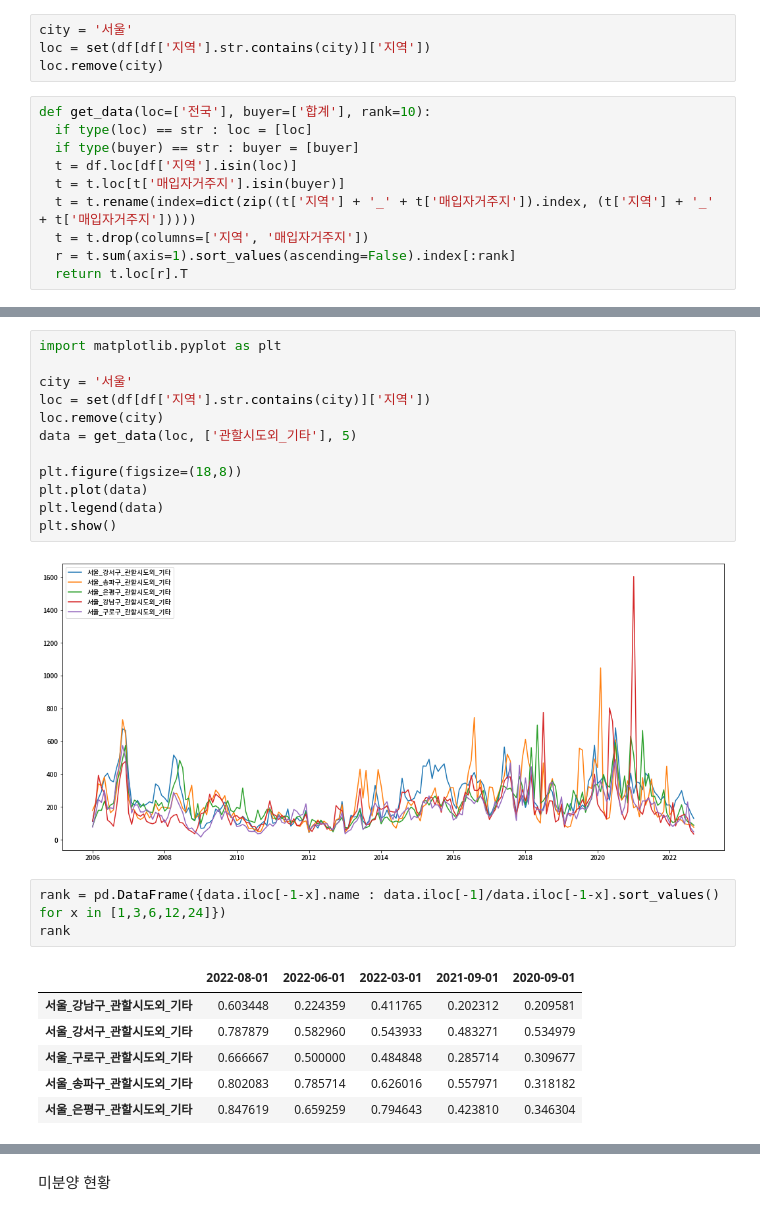
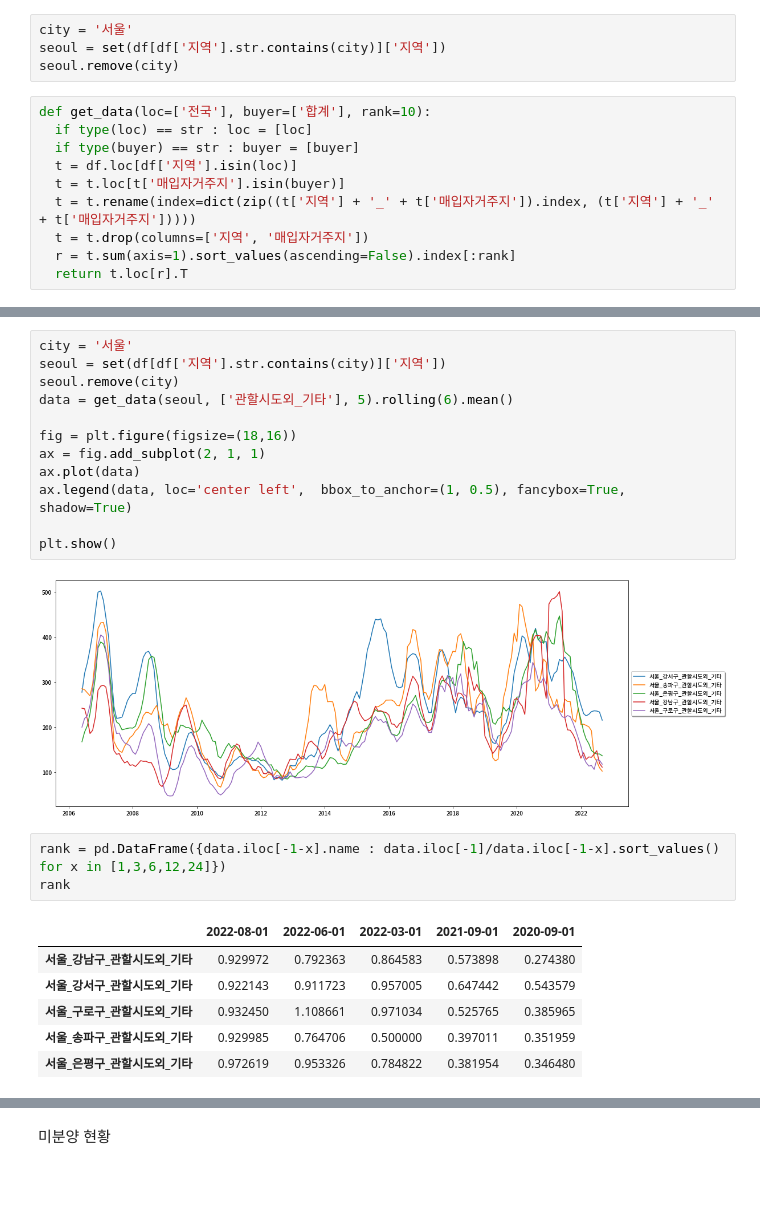
Before and after one commit to yeonghun00/real-estate, a Jupyter notebook: market.ipynb, the cells around one changed output, grey strips where cells are left out. Saved outputs shown, nothing was run; the diff lists cells and outputs as text; blank space fills up the shorter version.

```diff
--- a/market.ipynb
+++ b/market.ipynb
@@ -87,8 +87,8 @@ df.head()
 5 rows × 203 columns
 # %%
 city = '서울'
-loc = set(df[df['지역'].str.contains(city)]['지역'])
-loc.remove(city)
+seoul = set(df[df['지역'].str.contains(city)]['지역'])
+seoul.remove(city)
 # %%
 def get_data(loc=['전국'], buyer=['합계'], rank=10):
   if type(loc) == str : loc = [loc]
@@ -126,29 +126,29 @@ plt.show()
 # %% [output]
 [figure]
 # %%
-import matplotlib.pyplot as plt
+city = '서울'
+seoul = set(df[df['지역'].str.contains(city)]['지역'])
+seoul.remove(city)
+data = get_data(seoul, ['관할시도외_기타'], 5).rolling(6).mean()
 
-city = '서울'
-loc = set(df[df['지역'].str.contains(city)]['지역'])
-loc.remove(city)
-data = get_data(loc, ['관할시도외_기타'], 5)
+fig = plt.figure(figsize=(18,16))
+ax = fig.add_subplot(2, 1, 1)
+ax.plot(data)
+ax.legend(data, loc='center left',  bbox_to_anchor=(1, 0.5), fancybox=True, shadow=True)
 
-plt.figure(figsize=(18,8))
-plt.plot(data)
-plt.legend(data)
 plt.show()
 # %% [output]
-[figure, old version]
+[figure, new version]
 # %%
 rank = pd.DataFrame({data.iloc[-1-x].name : data.iloc[-1]/data.iloc[-1-x].sort_values() for x in [1,3,6,12,24]})
 rank
 # %% [output]
 |  | 2022-08-01 | 2022-06-01 | 2022-03-01 | 2021-09-01 | 2020-09-01 |
-| 서울_강남구_관할시도외_기타 | 0.603448 | 0.224359 | 0.411765 | 0.202312 | 0.209581 |
-| 서울_강서구_관할시도외_기타 | 0.787879 | 0.582960 | 0.543933 | 0.483271 | 0.534979 |
-| 서울_구로구_관할시도외_기타 | 0.666667 | 0.500000 | 0.484848 | 0.285714 | 0.309677 |
-| 서울_송파구_관할시도외_기타 | 0.802083 | 0.785714 | 0.626016 | 0.557971 | 0.318182 |
-| 서울_은평구_관할시도외_기타 | 0.847619 | 0.659259 | 0.794643 | 0.423810 | 0.346304 |
+| 서울_강남구_관할시도외_기타 | 0.929972 | 0.792363 | 0.864583 | 0.573898 | 0.274380 |
+| 서울_강서구_관할시도외_기타 | 0.922143 | 0.911723 | 0.957005 | 0.647442 | 0.543579 |
+| 서울_구로구_관할시도외_기타 | 0.932450 | 1.108661 | 0.971034 | 0.525765 | 0.385965 |
+| 서울_송파구_관할시도외_기타 | 0.929985 | 0.764706 | 0.500000 | 0.397011 | 0.351959 |
+| 서울_은평구_관할시도외_기타 | 0.972619 | 0.953326 | 0.784822 | 0.381954 | 0.346480 |
 # %%
 rank.iloc[:, 0].sort_values()
 # %% [output]
```
Also changed, not shown: parts of 7 cells of this notebook.
